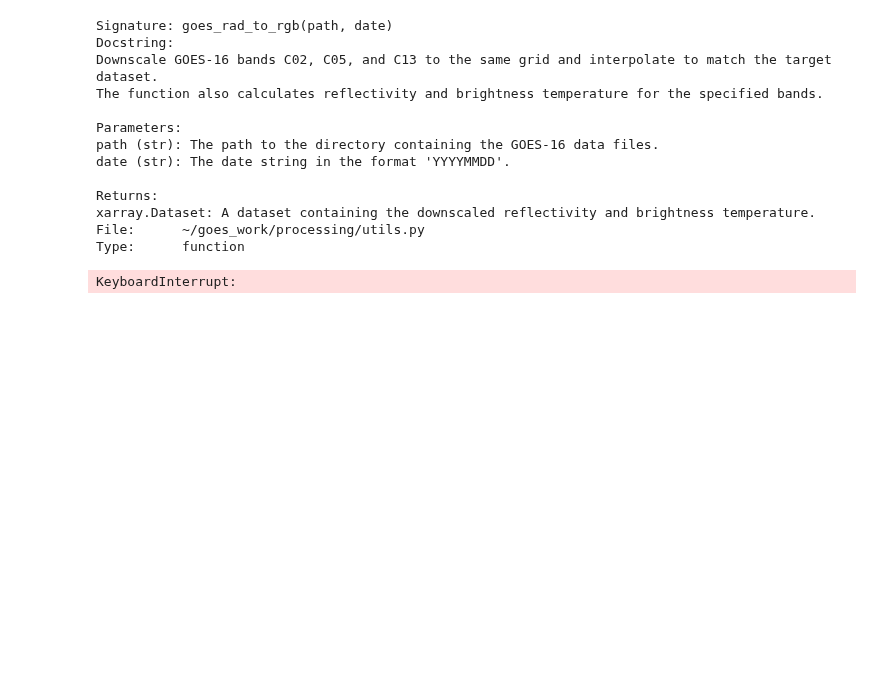
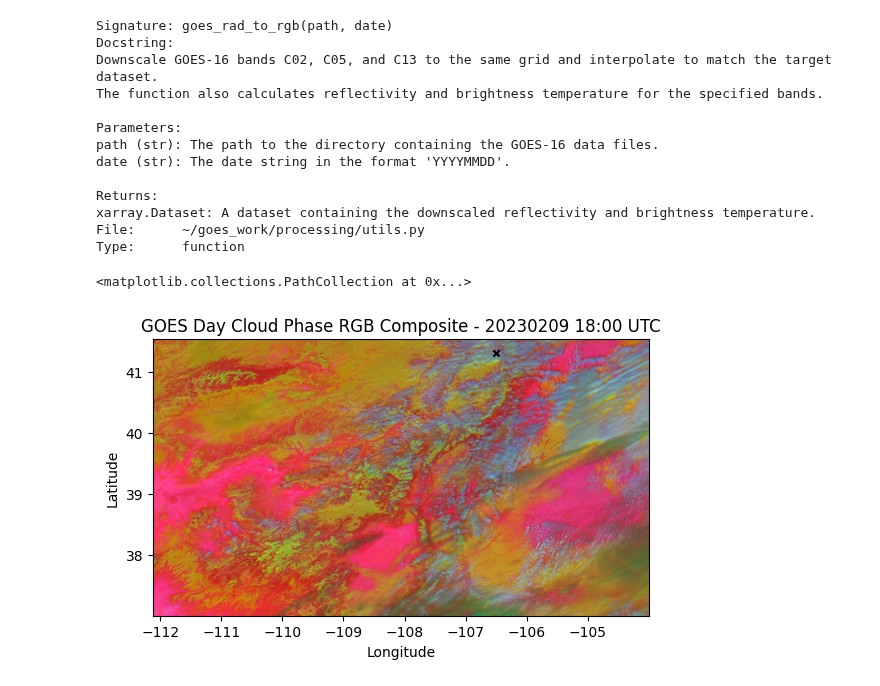
Before and after one commit to clinton-alden/goes_clouds, a Jupyter notebook: processing/03_plot_RGB.ipynb, the cells around one changed output. Drawn from its saved outputs; the diff is of its cells as text; code cells hidden in the pictures; blank space fills up the shorter version.

```diff
--- a/processing/03_plot_RGB.ipynb
+++ b/processing/03_plot_RGB.ipynb
@@ -257,6 +245,4 @@ Type:      function
 # %%
 path = '/storage/cdalden/goes/goes16/'
 date = '20230209'
-goes_rad_to_rgb(path, date)
+# ds = goes_rad_to_rgb(path, date)
-# %% [output]
-KeyboardInterrupt:
@@ -262,0 +251,11 @@ KeyboardInterrupt:
+# %%
+ds = xr.open_dataset(f'{path}/RGB_composite/goes16_C02_C05_C13_RGB_colorado_{date}.nc')
+# %%
+time_of_day = datetime.strptime('2023-02-09T18:00:00', '%Y-%m-%dT%H:%M:%S')
+hour_of_day = time_of_day.strftime('%H:%M')
+ds_i = ds.sel(t=time_of_day, method='nearest')
+plot_rgb_image(ds_i, date, hour_of_day, gif=False)
+plt.scatter(-106.5, 41.3, color='k', marker='x', s=20)
+# %% [output]
+<matplotlib.collections.PathCollection at 0x...>
+[figure, added]
```
Also changed, not shown: parts of 10 cells of this notebook.
